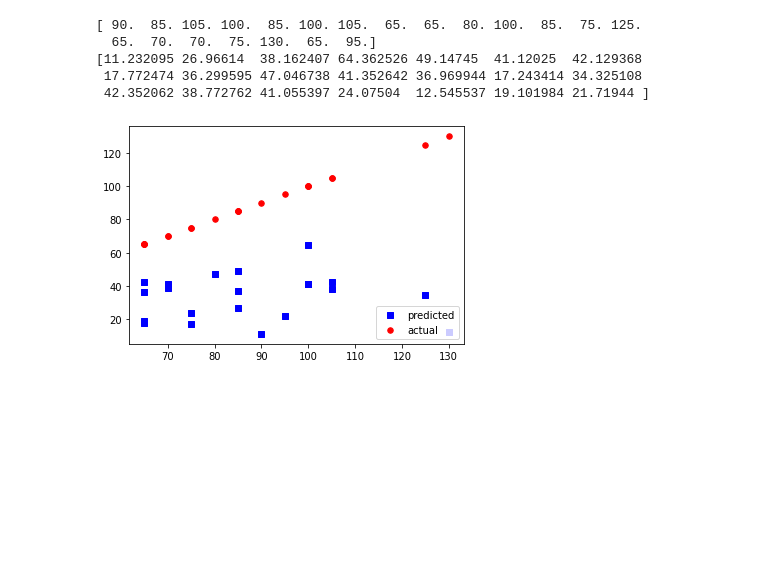
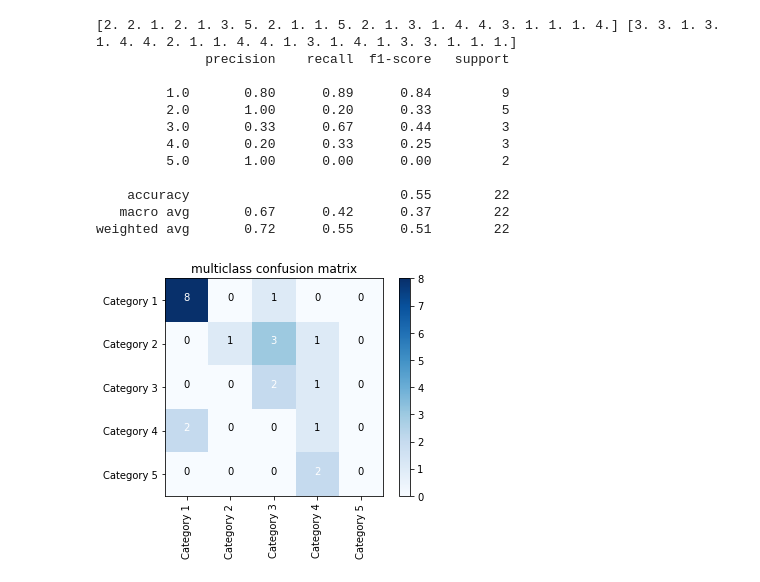
Before and after one commit to jliu2006/hurricane_intensity, a Jupyter notebook: test_model_framework.ipynb, the cells around one changed output. Cells and saved outputs as stored; diff of their text form; code cells hidden in the pictures; blank space fills up the shorter version.

```diff
--- a/test_model_framework.ipynb
+++ b/test_model_framework.ipynb
@@ -746,24 +750,52 @@ Epoch 10/10
-# %%
-y_pred = model.predict([#stage_1_test,
-                        #stage_2_test,
-                        stage_3_test])
-y_pred = y_pred.reshape(y_pred.shape[0])
-
-print(y_test)
-print(y_pred)
-
-fig = plt.figure()
-ax1 = fig.add_subplot(111)
-
-ax1.scatter(y_test, y_pred, s=30, c='b', marker="s", label='predicted')
-ax1.scatter(y_test, y_test, s=30, c='r', marker="o", label='actual')
-plt.legend(loc='lower right')
-plt.show()
-# %% [output]
-[ 90.  85. 105. 100.  85. 100. 105.  65.  65.  80. 100.  85.  75. 125.
-  65.  70.  70.  75. 130.  65.  95.]
-[11.232095 26.96614  38.162407 64.362526 49.14745  41.12025  42.129368
- 17.772474 36.299595 47.046738 41.352642 36.969944 17.243414 34.325108
- 42.352062 38.772762 41.055397 24.07504  12.545537 19.101984 21.71944 ]
-[figure, removed]
+# %%
+# for MULTICLASS EVALOATION ONLY
+
+def softmaxToCat(y_pred):
+    res = []
+    for row in y_pred:
+        res = np.append(res, row.argmax()+1)
+    return res
+
+def draw_confusion_matrix(y, yhat, classes):
+    plt.cla()
+    plt.clf()
+    matrix = confusion_matrix(y, yhat)
+    plt.imshow(matrix, interpolation='nearest', cmap=plt.cm.Blues)
+    plt.title("multiclass confusion matrix")
+    plt.colorbar()
+    num_classes = len(classes)
+    plt.xticks(np.arange(num_classes), classes, rotation=90)
+    plt.yticks(np.arange(num_classes), classes)
+
+    fmt = 'd'
+    thresh = matrix.max() / 5.
+    for i, j in itertools.product(range(matrix.shape[0]), range(matrix.shape[1])):
+        plt.text(j, i, format(matrix[i, j], fmt),
+                 horizontalalignment="center",
+                 color="white" if matrix[i, j] > thresh else "black")
+# %%
+y_pred = three_stage_model.predict([stage_1_test,
+                        stage_2_test,
+                        stage_3_test])
+
+y_pred_res = softmaxToCat(y_pred)
+y_test_res = softmaxToCat(y_test)
+
+print(y_test_res, y_pred_res)
+draw_confusion_matrix(y_test_res, y_pred_res, ['Category 1', 'Category 2', 'Category 3', 'Category 4', 'Category 5'])
+print(classification_report(y_test_res, y_pred_res, zero_division = True))
+# %% [output]
+[2. 2. 1. 2. 1. 3. 5. 2. 1. 1. 5. 2. 1. 3. 1. 4. 4. 3. 1. 1. 1. 4.] [3. 3. 1. 3. 1. 4. 4. 2. 1. 1. 4. 4. 1. 3. 1. 4. 1. 3. 3. 1. 1. 1.]
+              precision    recall  f1-score   support
+
+         1.0       0.80      0.89      0.84         9
+         2.0       1.00      0.20      0.33         5
+         3.0       0.33      0.67      0.44         3
+         4.0       0.20      0.33      0.25         3
+         5.0       1.00      0.00      0.00         2
+
+    accuracy                           0.55        22
+   macro avg       0.67      0.42      0.37        22
+weighted avg       0.72      0.55      0.51        22
+[figure, added]
 # %%
```
Also changed, not shown: parts of 29 cells of this notebook, 6 other files.
